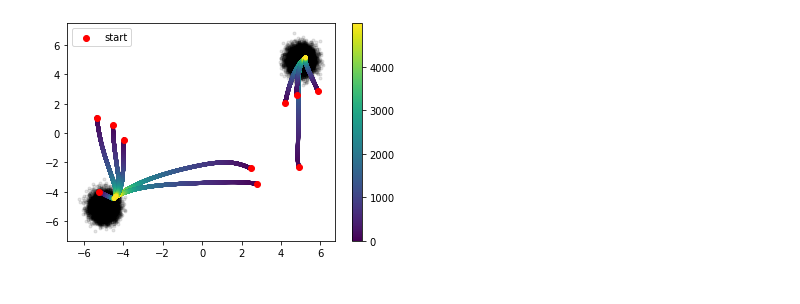
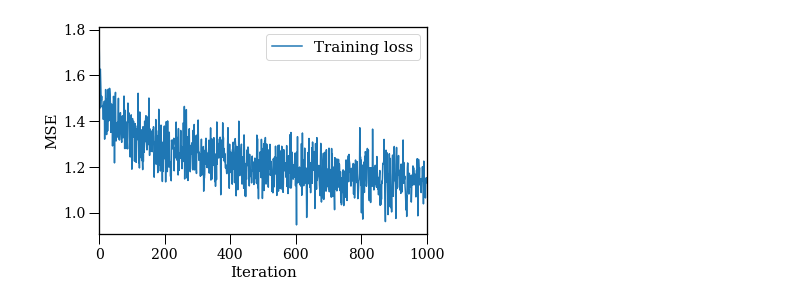
Before and after one commit to jacobdeasy/heavy-tail-dsm, a Jupyter notebook: notebooks/example_2d.ipynb, the cells around one changed output. Saved outputs shown, nothing was run; the diff lists cells and outputs as text; code cells hidden in the pictures.

```diff
--- a/notebooks/example_2d.ipynb
+++ b/notebooks/example_2d.ipynb
@@ -80,3 +145,19 @@ plt.show()
+# %%
+plt.plot(losses, label='Training loss')
+plt.xlim(0, max_iter)
+plt.xlabel('Iteration')
+plt.ylabel('MSE')
+plt.legend()
+plt.tight_layout()
+# plt.savefig(os.path.join('figs', '3_loss_curve.png'), dpi=300)
+# plt.savefig(os.path.join('figs', '3_loss_curve.pdf'))
+# plt.savefig(os.path.join('figs', '3_loss_curve_laplace.png'), dpi=300)
+# plt.savefig(os.path.join('figs', '3_loss_curve_2level_laplace.png'), dpi=300)
+# plt.savefig(os.path.join('figs', '3_loss_curve_2level_10x.png'), dpi=300)
+plt.savefig(os.path.join('figs', '3_loss_curve_2level_laplace_10x.png'), dpi=300)
+plt.show()
+# %% [output]
+[figure, added]
 # %%
 model.eval()
 
@@ -96,10 +190,0 @@ for i in range(1, ld_iters):
-# %%
-plt.scatter(X[:, 0], X[:, 1], marker='.', color='k', alpha=0.1)
-for i in range(n_points):
-    plt.scatter(path_arr[i, :, 0], path_arr[i, :, 1], c=np.arange(ld_iters), marker='.')
-plt.colorbar()
-plt.scatter(path_arr[:, 0, 0], path_arr[:, 0, 1], color='red', marker='o', label='start')
-plt.legend(loc='upper left')
-plt.show()
-# %% [output]
-[figure, removed]
```
Also changed, not shown: parts of 16 cells of this notebook, 6 other files.
